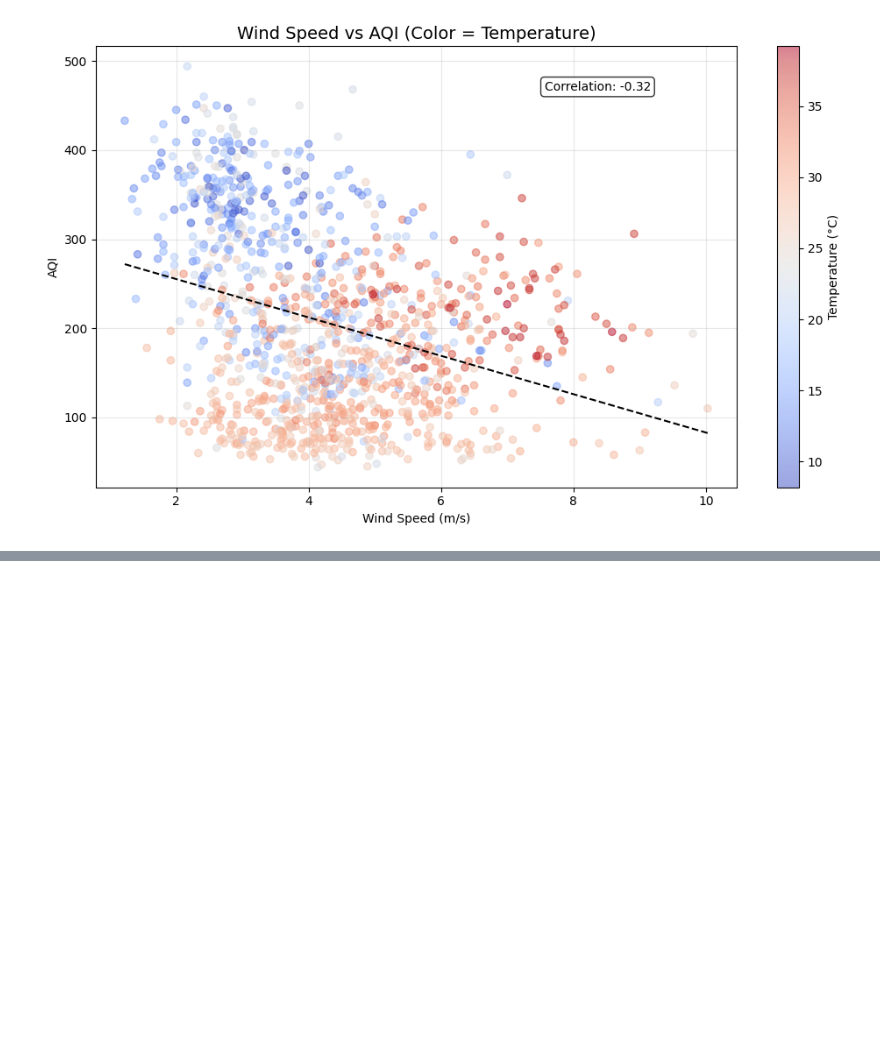
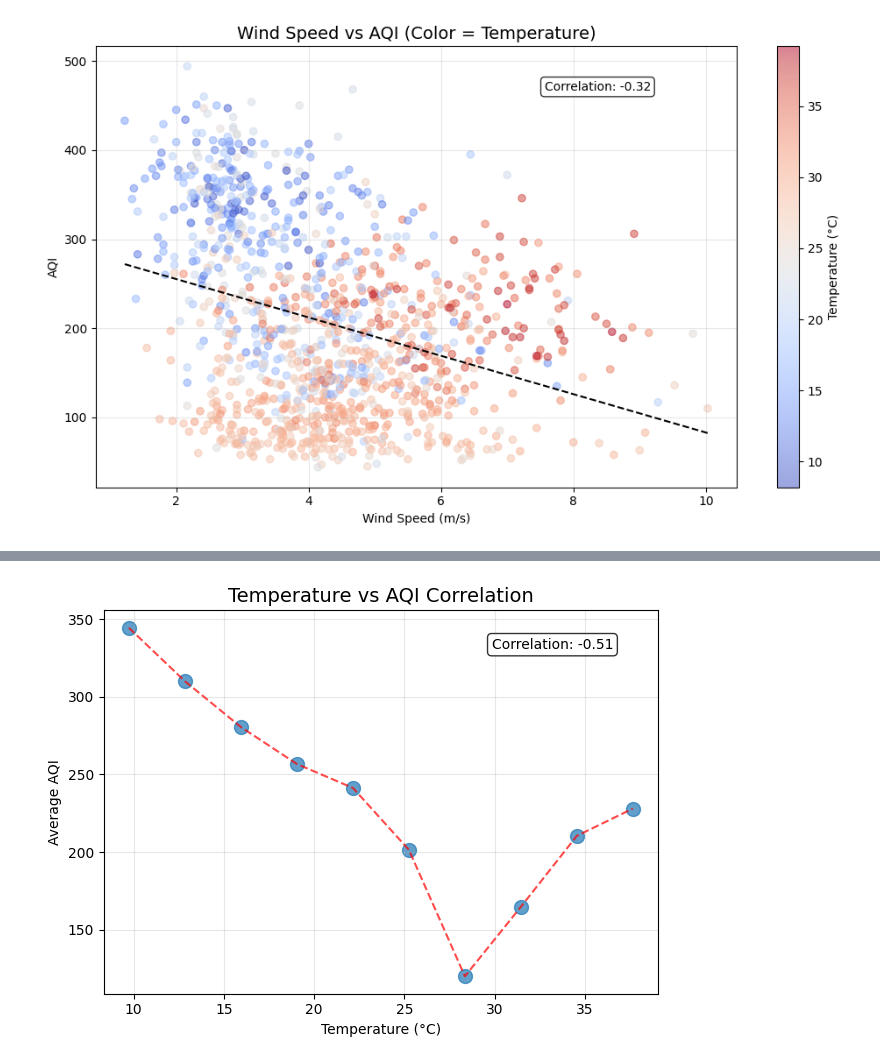
Before and after one commit to Namiiii-sys/Delhi-AQI-Forecast, a Jupyter notebook: notebooks/01_data-exploration.ipynb, the cells around one changed output, grey strips where cells are left out. Drawn from its saved outputs; the diff is of its cells as text; code cells hidden in the pictures; blank space fills up the shorter version.

```diff
--- a/notebooks/01_data-exploration.ipynb
+++ b/notebooks/01_data-exploration.ipynb
@@ -694,0 +745,28 @@ plt.savefig('../data/outputs/05_wind_vs_aqi.png', dpi=300)
+# %%
+#Chart 7: AQI vs Temperature
+
+merged['temp_bin'] = pd.cut(merged['temperature_2m_mean'],bins=10)
+temp_vs_aqi = merged.groupby('temp_bin')['AQI'].mean().reset_index()
+temp_vs_aqi['temp_mid'] = temp_vs_aqi['temp_bin'].apply(lambda x: x.mid)
+
+
+plt.scatter(
+    temp_vs_aqi['temp_mid'],temp_vs_aqi['AQI'], s=100, alpha=0.7
+)
+plt.plot(
+    temp_vs_aqi['temp_mid'],temp_vs_aqi['AQI'],'r--',alpha=0.7
+)
+plt.xlabel('Temperature (°C)')
+plt.ylabel('Average AQI')
+plt.title('Temperature vs AQI Correlation', fontsize=14)
+
+temp_corr = merged['temperature_2m_mean'].corr(merged['AQI'])
+plt.text( 0.7, 0.9, f'Correlation: {temp_corr:.2f}',
+    transform=plt.gca().transAxes,
+    bbox=dict(boxstyle="round,pad=0.3", facecolor="white", alpha=0.8)
+)
+plt.grid(True, alpha=0.3)
+plt.tight_layout()
+plt.savefig('../data/outputs/07_temp_correlation.png', dpi=300)
+# %% [output]
+[figure, added]
```
Also changed, not shown: parts of 10 cells of this notebook, 8 other files.
